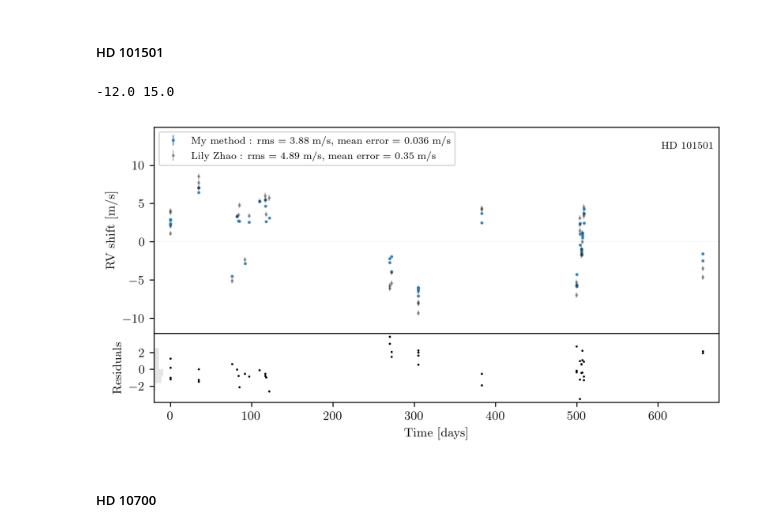
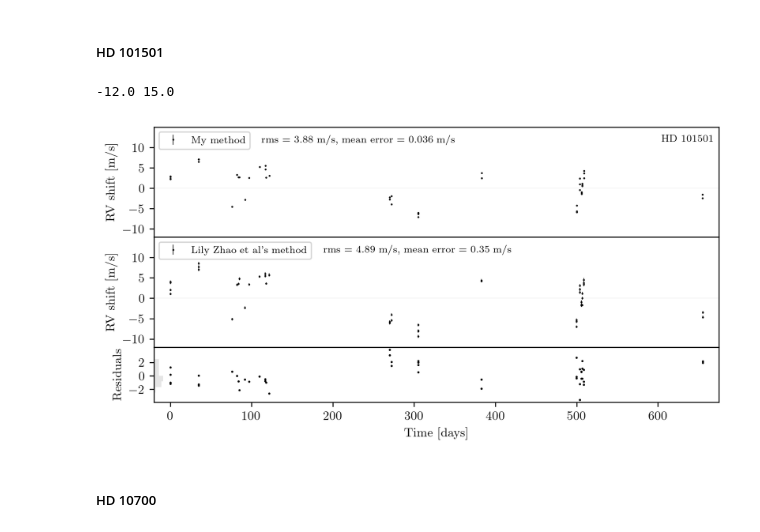
Before and after one commit to Harteg/bachelor-project, a Jupyter notebook: rv_plots.ipynb, the cells around one changed output. Saved outputs shown, nothing was run; the diff lists cells and outputs as text; code cells hidden in the pictures.

```diff
--- a/rv_plots.ipynb
+++ b/rv_plots.ipynb
@@ -255,18 +255,18 @@ plot_compare_lily(rv, rv_err, days,
 # %%
 HD101501 = prepare_data_for_plot("lily_data_results/101501_all_baryTrue_err1_dist05_area02_chi2.npy", path=SPECTRA_PATH_101501)
 # %%
-plot_compare_lily2(*HD101501,
+plot_compare_lily(*HD101501,
     lily_data_file="101501_activity.csv",
     save_as="latex/figures/HD101501_barycentric_rv_vs_lily.pdf",
     star_name="HD 101501",
     padding_top=6,
     padding_bottom=2,
     ticks=[-10, -5, 0, 5, 10],
     small_height=True
 )
 # %% [output]
 -12.0 15.0
-[figure, old version]
+[figure, new version]
 # %% [markdown]
 ##### HD 10700
 # %%
```
Also changed, not shown: parts of 4 cells of this notebook, 23 other files.
